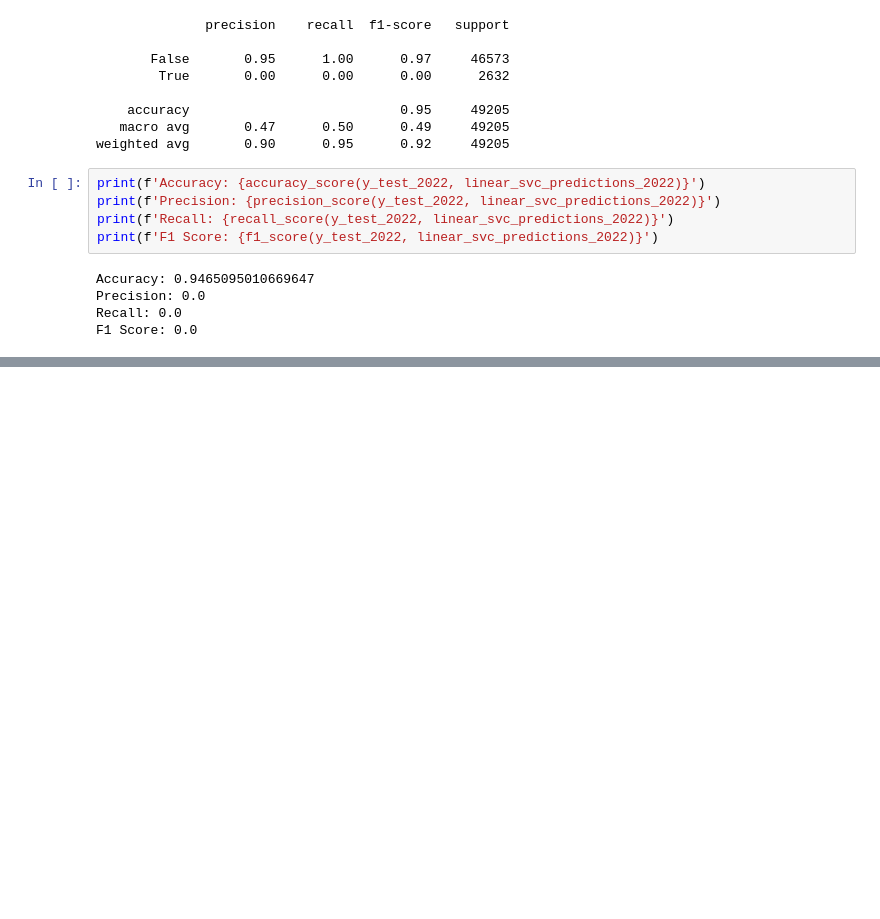
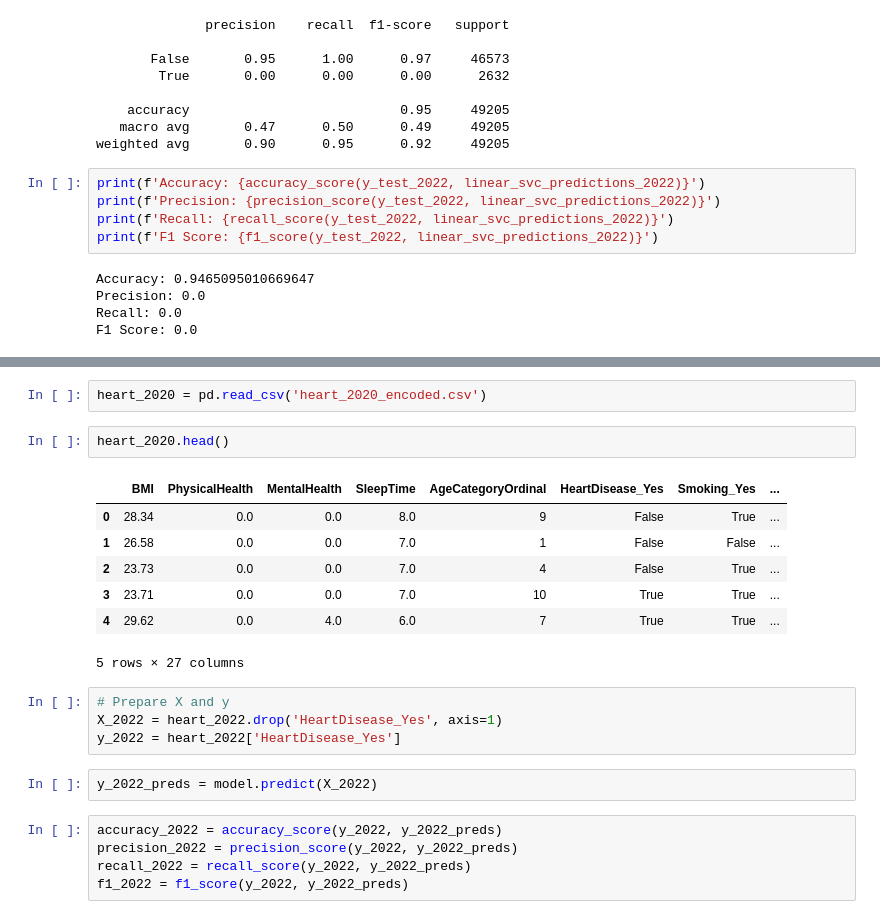
Before and after one commit to FurrowSam/California-Housing-Models, a Jupyter notebook: Sam's Data Cleaning and Preprocessing-checkpoint.ipynb, the cells around one changed output, grey strips where cells are left out. Saved outputs shown, nothing was run; the diff lists cells and outputs as text; blank space fills up the shorter version.

```diff
--- a/Sam's Data Cleaning and Preprocessing-checkpoint.ipynb
+++ b/Sam's Data Cleaning and Preprocessing-checkpoint.ipynb
@@ -322,0 +342,23 @@ F1 Score: 0.0
+# %%
+heart_2020 = pd.read_csv('heart_2020_encoded.csv')
+# %%
+heart_2020.head()
+# %% [output]
+|  | BMI | PhysicalHealth | MentalHealth | SleepTime | AgeCategoryOrdinal | HeartDisease_Yes | Smoking_Yes | ... |
+| 0 | 28.34 | 0.0 | 0.0 | 8.0 | 9 | False | True | ... |
+| 1 | 26.58 | 0.0 | 0.0 | 7.0 | 1 | False | False | ... |
+| 2 | 23.73 | 0.0 | 0.0 | 7.0 | 4 | False | True | ... |
+| 3 | 23.71 | 0.0 | 0.0 | 7.0 | 10 | True | True | ... |
+| 4 | 29.62 | 0.0 | 4.0 | 6.0 | 7 | True | True | ... |
+5 rows × 27 columns
+# %%
+# Prepare X and y
+X_2022 = heart_2022.drop('HeartDisease_Yes', axis=1)
+y_2022 = heart_2022['HeartDisease_Yes']
+# %%
+y_2022_preds = model.predict(X_2022)
+# %%
+accuracy_2022 = accuracy_score(y_2022, y_2022_preds)
+precision_2022 = precision_score(y_2022, y_2022_preds)
+recall_2022 = recall_score(y_2022, y_2022_preds)
+f1_2022 = f1_score(y_2022, y_2022_preds)
```
Also changed, not shown: parts of 6 cells of this notebook, 3 other files.
